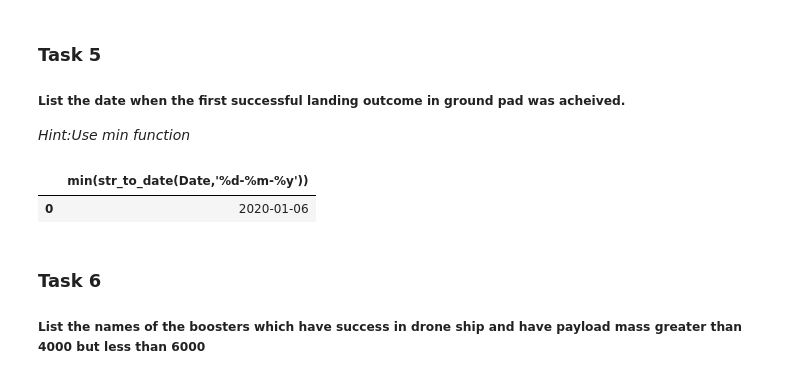
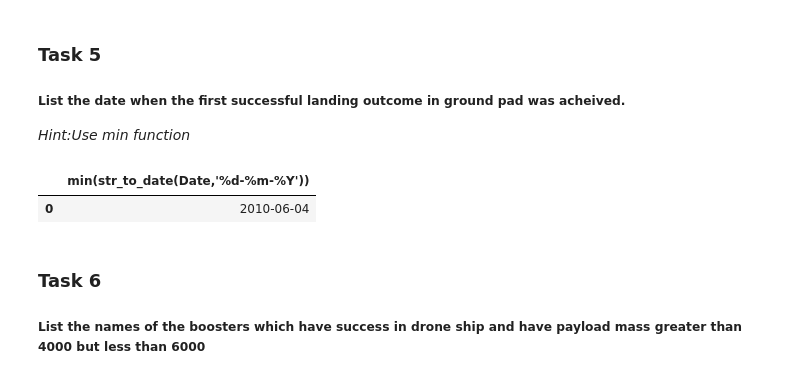
Before and after one commit to paverama/CourseraCapstone, a Jupyter notebook: jupyter-labs-eda-sql-coursera.ipynb, the cells around one changed output. Cells and saved outputs as stored; diff of their text form; code cells hidden in the pictures.

```diff
--- a/jupyter-labs-eda-sql-coursera.ipynb
+++ b/jupyter-labs-eda-sql-coursera.ipynb
@@ -356,11 +309,11 @@ df
 
 *Hint:Use min function*
 # %%
-df = pd.read_sql_query("SELECT min(str_to_date(Date,'%d-%m-%y')) FROM ibm_ds.spacex where Mission_Outcome = 'Success'",conn)
+df = pd.read_sql_query("SELECT min(str_to_date(Date,'%d-%m-%Y')) FROM ibm_ds.spacex where Mission_Outcome = 'Success'",conn)
 df
 # %% [output]
-|  | min(str_to_date(Date,'%d-%m-%y')) |
-| 0 | 2020-01-06 |
+|  | min(str_to_date(Date,'%d-%m-%Y')) |
+| 0 | 2010-06-04 |
 # %% [markdown]
 ### Task 6
 
```
Also changed, not shown: parts of 5 cells of this notebook.
